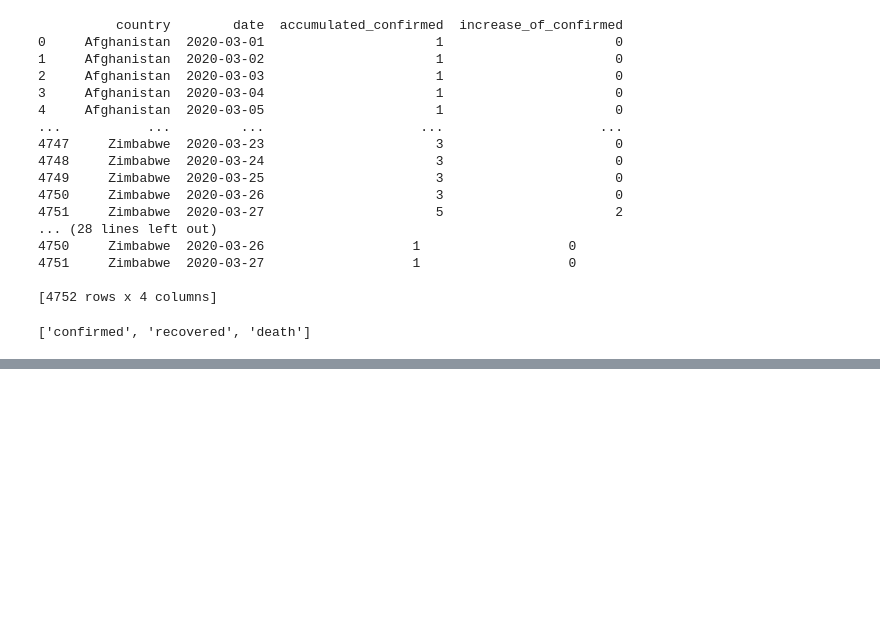
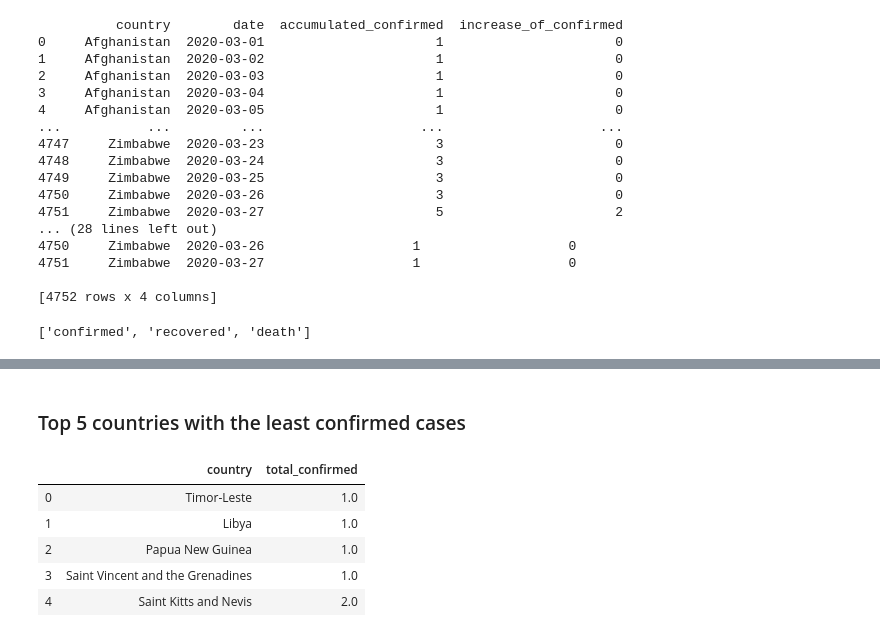
Before and after one commit to Toluwaloshe/ETL-Project-1.5, a Jupyter notebook: 03 - Load/03 - Load.ipynb, the cells around one changed output, grey strips where cells are left out. Cells and saved outputs as stored; diff of their text form; code cells hidden in the pictures; blank space fills up the shorter version.

```diff
--- a/03 - Load/03 - Load.ipynb
+++ b/03 - Load/03 - Load.ipynb
@@ -299,0 +320,17 @@ deaths_cleaned_df.to_sql(name='death', con=engine, if_exists='append', index=Fal
+# %% [markdown]
+### Top 5 countries with the least confirmed cases
+# %%
+pd.read_sql("""
+                                SELECT country, SUM(increase_of_confirmed) AS total_confirmed
+                                FROM confirmed
+                                GROUP BY country
+                                ORDER BY SUM(increase_of_confirmed) ASC
+                                LIMIT 5
+                                """, con=engine)
+# %% [output]
+|  | country | total_confirmed |
+| 0 | Timor-Leste | 1.0 |
+| 1 | Libya | 1.0 |
+| 2 | Papua New Guinea | 1.0 |
+| 3 | Saint Vincent and the Grenadines | 1.0 |
+| 4 | Saint Kitts and Nevis | 2.0 |
```
Also changed, not shown: parts of 8 cells of this notebook, 1 other file.
